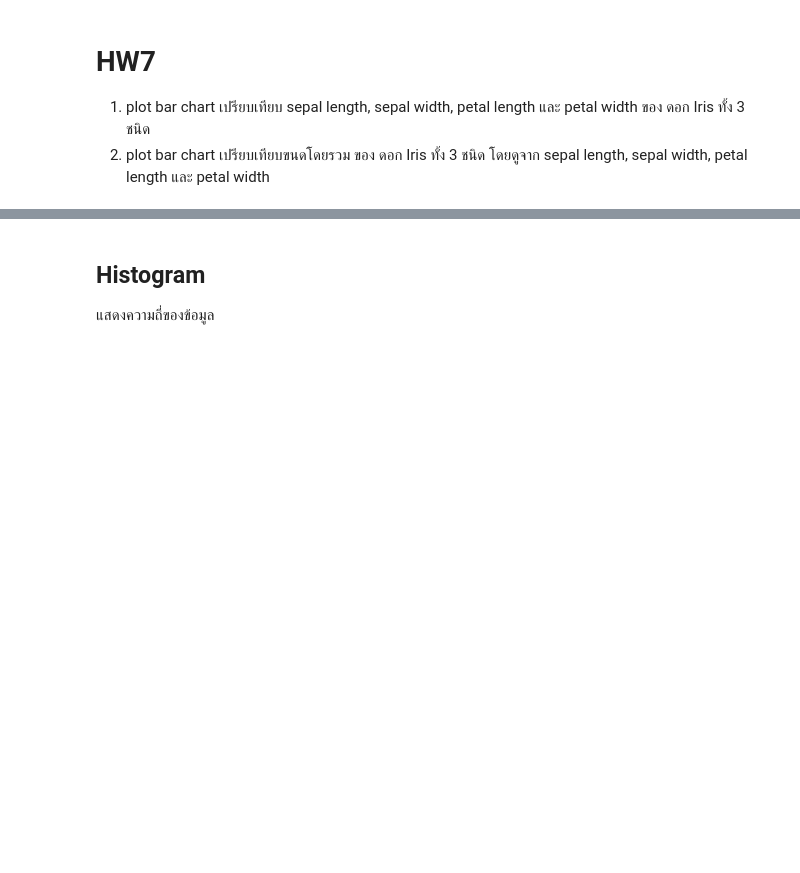
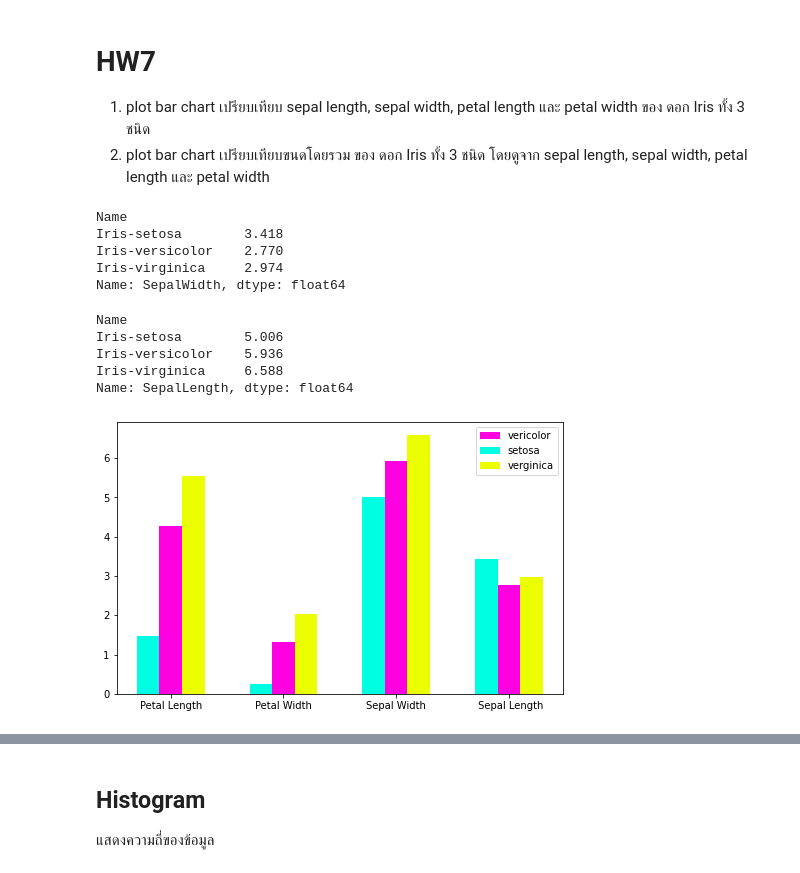
Before and after one commit to chanikansuksen/data_viz_2022, a Jupyter notebook: DataViz04_Data_Comparison.ipynb, the cells around one changed output, grey strips where cells are left out. Cells and saved outputs as stored; diff of their text form; code cells hidden in the pictures; blank space fills up the shorter version.

```diff
--- a/DataViz04_Data_Comparison.ipynb
+++ b/DataViz04_Data_Comparison.ipynb
@@ -225,3 +225,31 @@ plt.legend() ;
 
 1. plot bar chart เปรียบเทียบ sepal length, sepal width, petal length และ petal width ของ ดอก Iris ทั้ง 3 ชนิด
 2. plot bar chart เปรียบเทียบขนดโดยรวม ของ ดอก Iris ทั้ง 3 ชนิด โดยดูจาก sepal length, sepal width, petal length และ petal width
+# %%
+sample_data['SepalWidth']
+# %% [output]
+Name
+Iris-setosa        3.418
+Iris-versicolor    2.770
+Iris-virginica     2.974
+Name: SepalWidth, dtype: float64
+# %%
+sample_data['SepalLength']
+# %% [output]
+Name
+Iris-setosa        5.006
+Iris-versicolor    5.936
+Iris-virginica     6.588
+Name: SepalLength, dtype: float64
+# %%
+plt.subplots(figsize=(8, 5))
+width = 0.2
+
+plt.bar([1,2,3,4],[sample_data['PetalLength'][1], sample_data['PetalWidth'][1], sample_data['SepalLength'][1], sample_data['SepalWidth'][1]],width,color='#FF00E0',label='vericolor') #ดอกที่2 versicolor
+plt.bar([1-width,2-width,3-width,4-width],[sample_data['PetalLength'][0], sample_data['PetalWidth'][0], sample_data['SepalLength'][0], sample_data['SepalWidth'][0]],width,color='#00FFE2',label='setosa') #ดอกที่1 setosa ขยับซ้าย
+plt.bar([1+width,2+width,3+width,4+width],[sample_data['PetalLength'][2], sample_data['PetalWidth'][2], sample_data['SepalLength'][2], sample_data['SepalWidth'][2]],width,color='#ECFF00',label='verginica') #ดอกที่3 verginica ขยับขวา
+
+plt.xticks([1,2,3,4],['Petal Length','Petal Width', 'Sepal Width', ' Sepal Length'])
+plt.legend();
+# %% [output]
+[figure, added]
```
Also changed, not shown: parts of 1 cell of this notebook.
